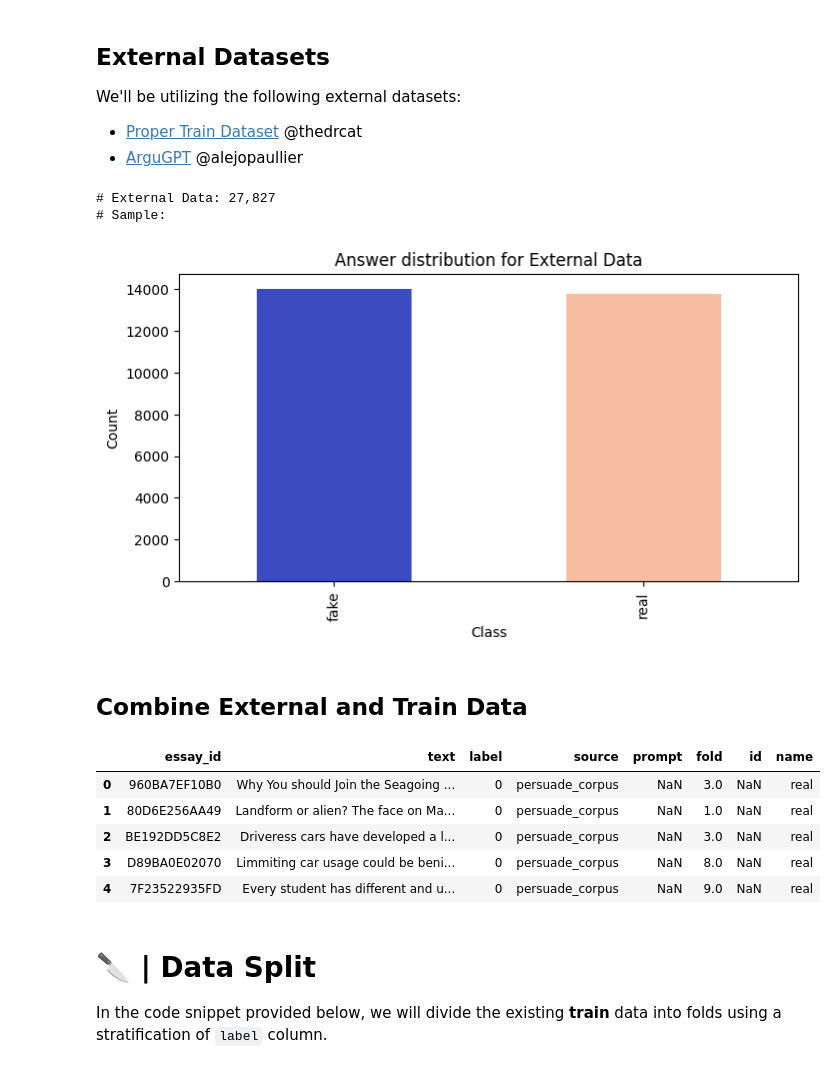
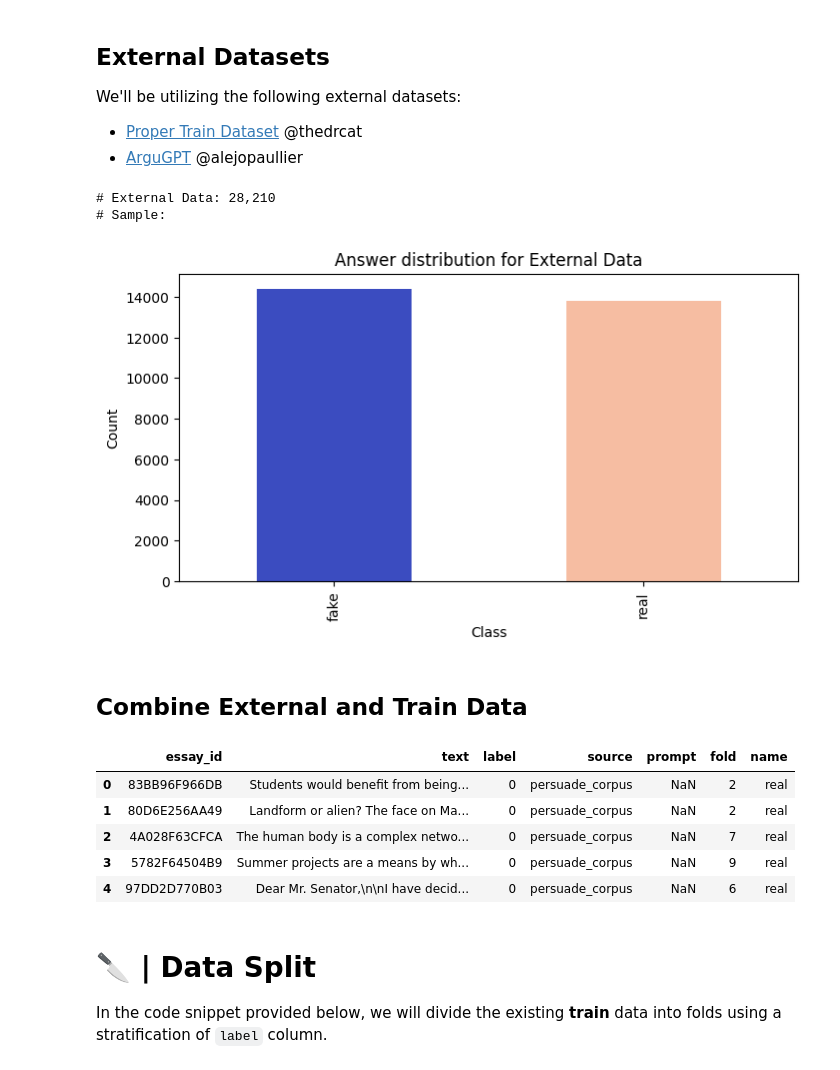
Before and after one commit to awsaf49/detect-fake-text, a Jupyter notebook: notebooks/detect-fake-text-kerasnlp-tf-torch-jax-train.ipynb, the cells around one changed output. Saved outputs shown, nothing was run; the diff lists cells and outputs as text; code cells hidden in the pictures.

Commit message:
Kaggle Notebook | Detect Fake Text: KerasNLP [TF/Torch/JAX][Train] | Version 6

```diff
--- a/notebooks/detect-fake-text-kerasnlp-tf-torch-jax-train.ipynb
+++ b/notebooks/detect-fake-text-kerasnlp-tf-torch-jax-train.ipynb
@@ -68,7 +76,7 @@ KerasNLP: 0.6.2
 class CFG:
     verbose = 0  # Verbosity
 
-    wandb = False  # Weights & Biases logging
+    wandb = True  # Weights & Biases logging
     competition = 'llm-detect-ai-generated-text'  # Competition name
     _wandb_kernel = 'awsaf49'  # WandB kernel
     comment = 'DebertaV3-MaxSeq_200-ext_s-torch'  # Comment description
@@ -185,7 +193,7 @@ We'll be utilizing the following external datasets:
 * [ArguGPT](https://www.kaggle.com/datasets/alejopaullier/argugpt) @alejopaullier
 # %%
 # Load external data
-ext_df1 = pd.read_csv('/kaggle/input/daigt-proper-train-dataset/train_drcat_02.csv')
+ext_df1 = pd.read_csv('/kaggle/input/daigt-proper-train-dataset/train_drcat_04.csv')
 ext_df2 = pd.read_csv('/kaggle/input/argugpt/argugpt.csv')[['id','text','model']]
 
 ext_df2.rename(columns={'model':'source'}, inplace=True)
@@ -193,48 +201,48 @@ ext_df2['label'] = 1
 
 ext_df = pd.concat([
     ext_df1[ext_df1.source=='persuade_corpus'].sample(10000),
     ext_df1[ext_df1.source!='persuade_corpus'],
-    ext_df2,
+#     ext_df2,
 ])
 
 # ext_real_df = ext_df[['id', 'text']].copy()
 # ext_real_df['label']  = 0
 
 # ext_fake_df = ext_df[['id', 'source_text']].copy()
 # ext_fake_df.rename(columns={"source_text":"text"}, inplace=True)
 # ext_fake_df['label']  = 1
 
 # ext_df = pd.concat([ext_real_df, ext_fake_df], axis=0)
 ext_df['name'] = ext_df.label.map(CFG.label2name)
 
 # Display information about the external data
 print("# External Data: {:,}".format(len(ext_df)))
 print("# Sample:")
 ext_df.head(2)
 
 # Show distribution of answers using a bar plot
 plt.figure(figsize=(8, 4))
 ext_df.name.value_counts().plot.bar(color=[cmap(0.0), cmap(0.65)])
 plt.xlabel("Class")
 plt.ylabel("Count")
 plt.title("Answer distribution for External Data")
 plt.show()
 # %% [output]
-# External Data: 27,827
+# External Data: 28,210
 # Sample:
-[figure, old version]
+[figure, new version]
 # %% [markdown]
 ## Combine External and Train Data
 # %%
 df = ext_df.copy().reset_index(drop=True) # pd.concat([ext_df, df], axis=0)
 df.head()
 # %% [output]
-|  | essay_id | text | label | source | prompt | fold | id | name |
-| 0 | 960BA7EF10B0 | Why You should Join the Seagoing ... | 0 | persuade_corpus | NaN | 3.0 | NaN | real |
-| 1 | 80D6E256AA49 | Landform or alien? The face on Ma... | 0 | persuade_corpus | NaN | 1.0 | NaN | real |
-| 2 | BE192DD5C8E2 | Driveress cars have developed a l... | 0 | persuade_corpus | NaN | 3.0 | NaN | real |
-| 3 | D89BA0E02070 | Limmiting car usage could be beni... | 0 | persuade_corpus | NaN | 8.0 | NaN | real |
-| 4 | 7F23522935FD | Every student has different and u... | 0 | persuade_corpus | NaN | 9.0 | NaN | real |
+|  | essay_id | text | label | source | prompt | fold | name |
+| 0 | 83BB96F966DB | Students would benefit from being... | 0 | persuade_corpus | NaN | 2 | real |
+| 1 | 80D6E256AA49 | Landform or alien? The face on Ma... | 0 | persuade_corpus | NaN | 2 | real |
+| 2 | 4A028F63CFCA | The human body is a complex netwo... | 0 | persuade_corpus | NaN | 7 | real |
+| 3 | 5782F64504B9 | Summer projects are a means by wh... | 0 | persuade_corpus | NaN | 9 | real |
+| 4 | 97DD2D770B03 | Dear Mr. Senator,\n\nI have decid... | 0 | persuade_corpus | NaN | 6 | real |
 # %% [markdown]
 # 🔪 | Data Split
 
```
Also changed, not shown: parts of 12 cells of this notebook.
